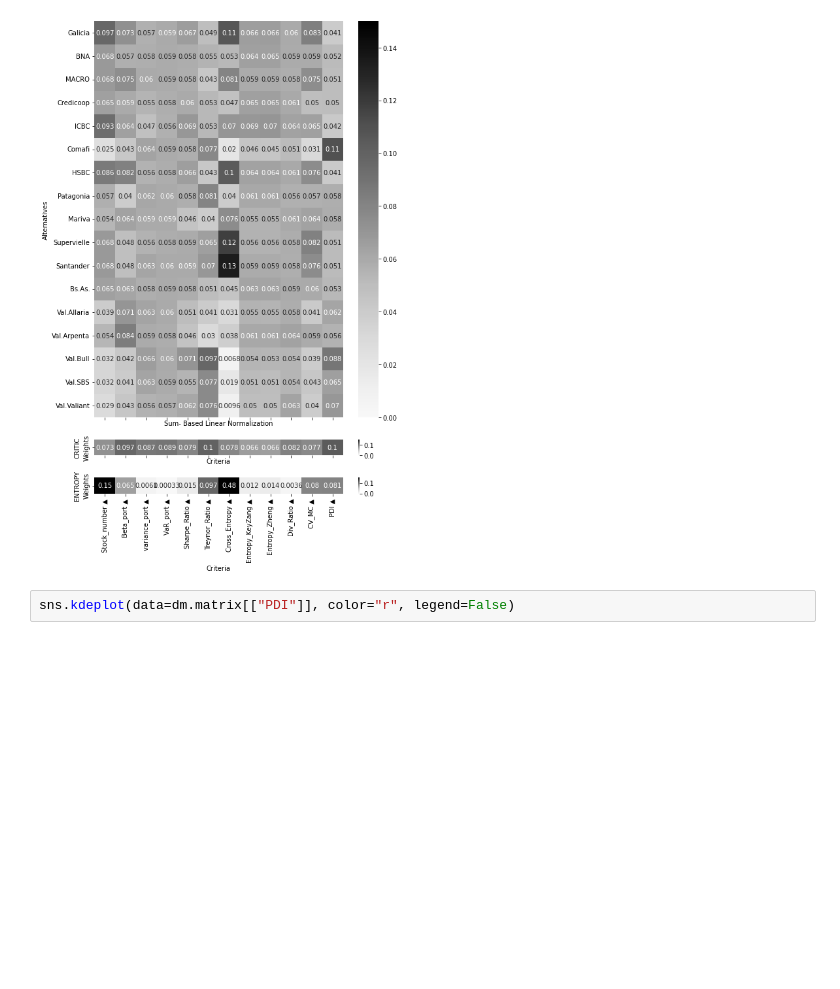
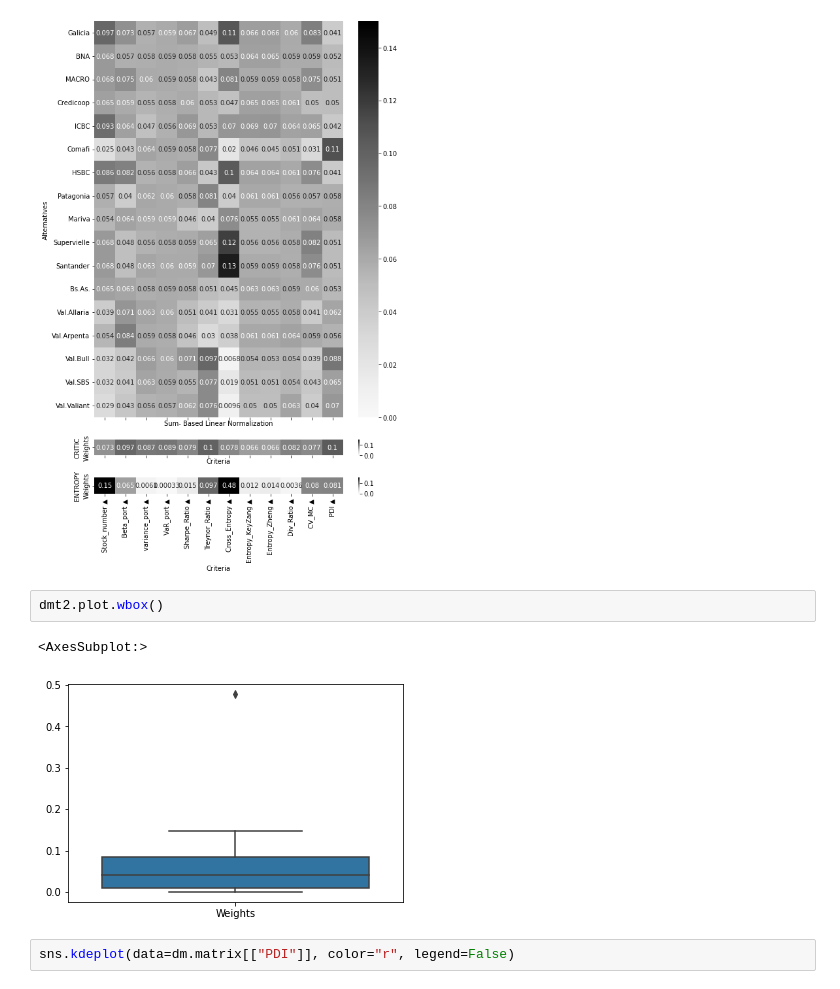
Before and after one commit to quatrope/garpar, a Jupyter notebook: draft/FCIevaluate.ipynb, the cells around one changed output. Saved outputs shown, nothing was run; the diff lists cells and outputs as text; blank space fills up the shorter version.

```diff
--- a/draft/FCIevaluate.ipynb
+++ b/draft/FCIevaluate.ipynb
@@ -481,6 +481,11 @@ fig.tight_layout();
 plt.savefig("mapanormal.pdf")
 # %% [output]
 [figure]
+# %%
+dmt2.plot.wbox()
+# %% [output]
+<AxesSubplot:>
+[figure, added]
 # %%
 sns.kdeplot(data=dm.matrix[["PDI"]], color="r", legend=False)
 # %% [output]
```
Also changed, not shown: parts of 5 cells of this notebook.
